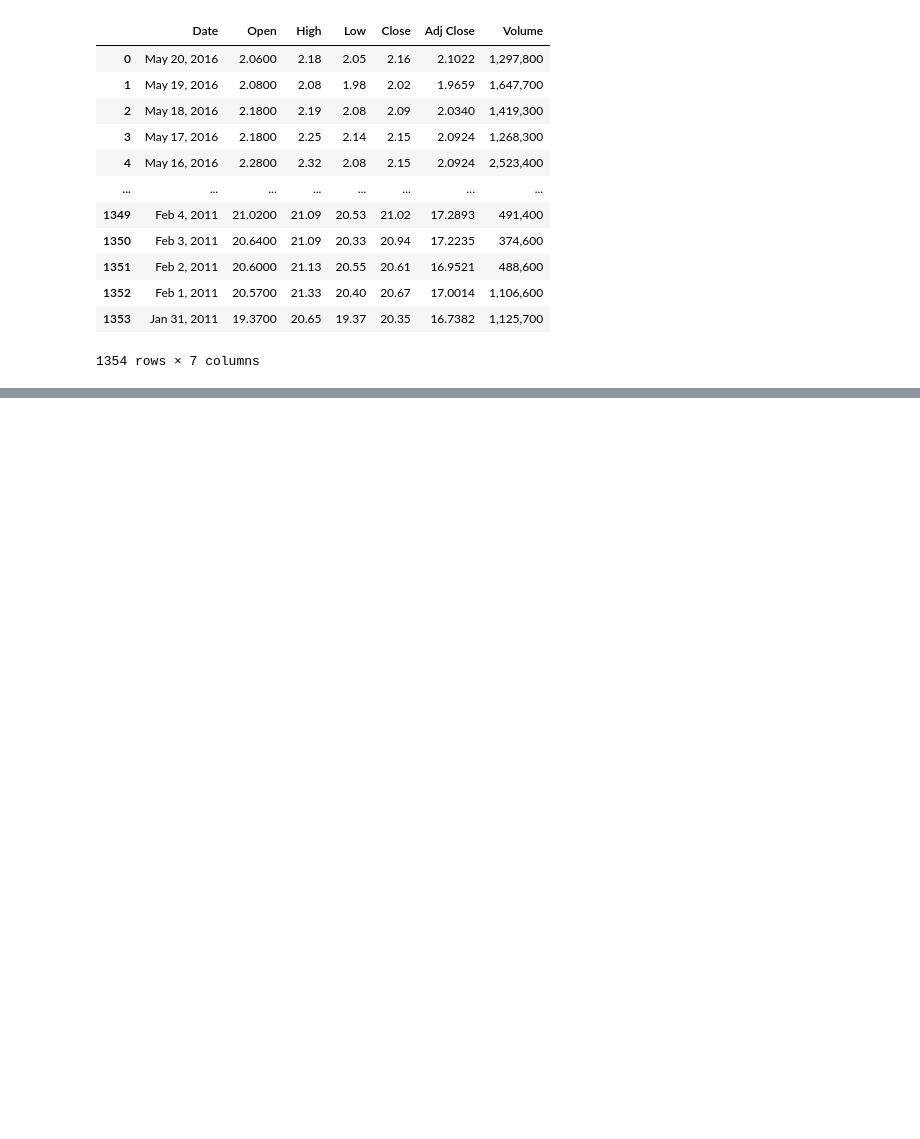
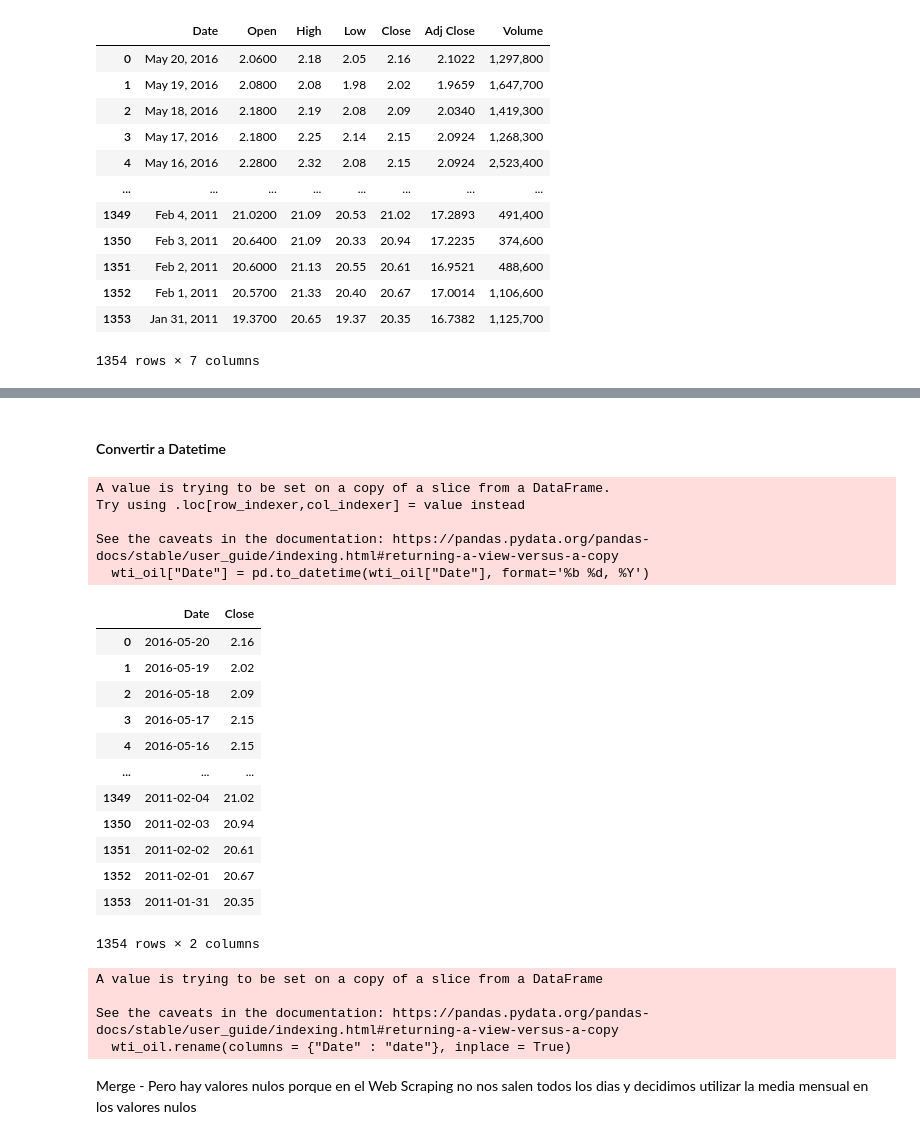
Before and after one commit to andtay/Machine_Learning_Based_Demand_Forecasting, a Jupyter notebook: Walmart/src/data.ipynb, the cells around one changed output, grey strips where cells are left out. Saved outputs shown, nothing was run; the diff lists cells and outputs as text; code cells hidden in the pictures; blank space fills up the shorter version.

```diff
--- a/Walmart/src/data.ipynb
+++ b/Walmart/src/data.ipynb
@@ -429,0 +462,35 @@ wti_crude_oil
+# %% [markdown]
+#### Convertir a Datetime
+# %%
+# Conversión a datetime
+wti_oil["Date"] = pd.to_datetime(wti_oil["Date"], format='%b %d, %Y')
+final_data["date"] = pd.to_datetime(final_data['date'])
+wti_oil
+# %% [output]
+A value is trying to be set on a copy of a slice from a DataFrame.
+Try using .loc[row_indexer,col_indexer] = value instead
+
+See the caveats in the documentation: https://pandas.pydata.org/pandas-docs/stable/user_guide/indexing.html#returning-a-view-versus-a-copy
+  wti_oil["Date"] = pd.to_datetime(wti_oil["Date"], format='%b %d, %Y')
+|  | Date | Close |
+| 0 | 2016-05-20 | 2.16 |
+| 1 | 2016-05-19 | 2.02 |
+| 2 | 2016-05-18 | 2.09 |
+| 3 | 2016-05-17 | 2.15 |
+| 4 | 2016-05-16 | 2.15 |
+| ... | ... | ... |
+| 1349 | 2011-02-04 | 21.02 |
+| 1350 | 2011-02-03 | 20.94 |
+| 1351 | 2011-02-02 | 20.61 |
+| 1352 | 2011-02-01 | 20.67 |
+| 1353 | 2011-01-31 | 20.35 |
+1354 rows × 2 columns
+# %%
+wti_oil.rename(columns = {"Date" : "date"}, inplace = True)
+# %% [output]
+A value is trying to be set on a copy of a slice from a DataFrame
+
+See the caveats in the documentation: https://pandas.pydata.org/pandas-docs/stable/user_guide/indexing.html#returning-a-view-versus-a-copy
+  wti_oil.rename(columns = {"Date" : "date"}, inplace = True)
+# %% [markdown]
+Merge - Pero hay valores nulos porque en el Web Scraping no nos salen todos los dias y decidimos utilizar la media mensual en los valores nulos
```
Also changed, not shown: parts of 11 cells of this notebook, 5 other files.
